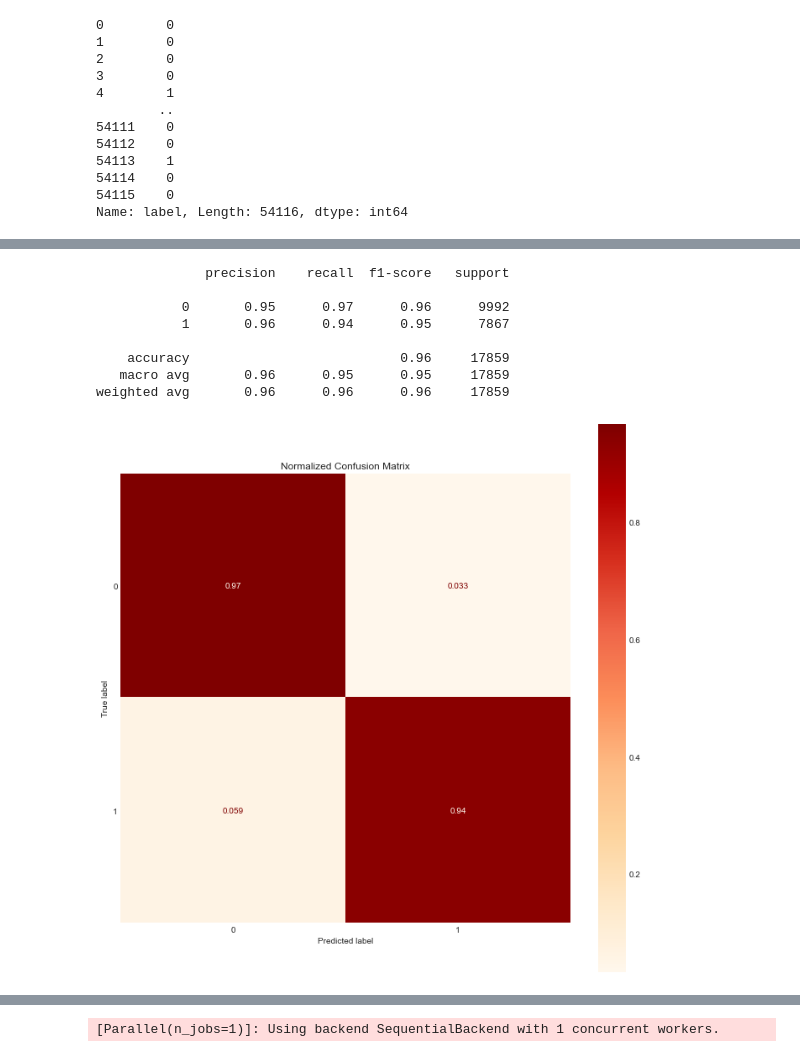
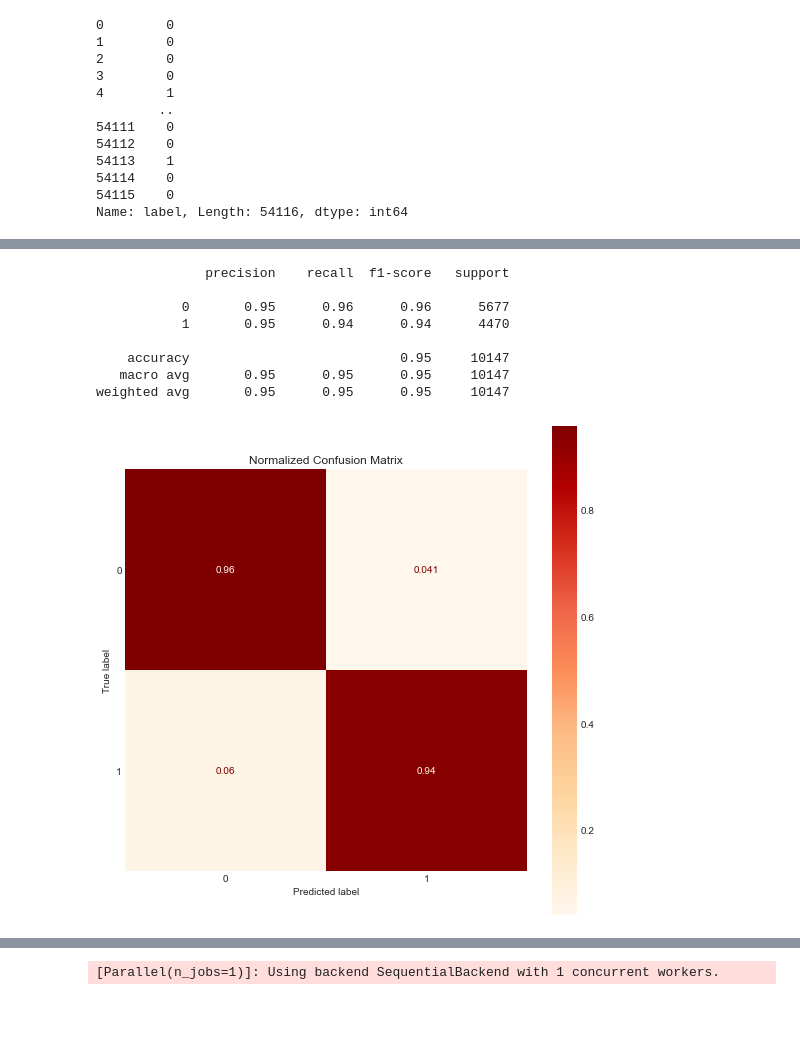
Before and after one commit to toastdeini/Wikipedia-article-quality, a Jupyter notebook: prep/Exploratory_Analysis.ipynb, the cells around one changed output, grey strips where cells are left out. Cells and saved outputs as stored; diff of their text form; code cells hidden in the pictures; blank space fills up the shorter version.

Commit message:
Switching EDA model to validation set, etc.

```diff
--- a/prep/Exploratory_Analysis.ipynb
+++ b/prep/Exploratory_Analysis.ipynb
@@ -620,8 +626,15 @@ y
 54115    0
 Name: label, Length: 54116, dtype: int64
 # %%
+# Initial train test split, to isolate test/holdout data
+
 X_train, X_test, y_train, y_test = train_test_split(X, y,
-                                                    test_size=0.33,
                                                     random_state=42,
                                                     stratify=y)
+# %%
+# Creating smaller training and validation datasets
+
+X_tr_val, X_val, y_tr_val, y_val = train_test_split(X_train, y_train,
+                                                    random_state=42,
+                                                    stratify=y_train)
 # %%
@@ -735,8 +678,8 @@ cvec.vocabulary_
 # %%
-xgb_cvec_pipe = Pipeline(steps=[
-    ('cvec', CountVectorizer(max_features=50000)),
+xgb_tfidf_pipe = Pipeline(steps=[
+    ('tfidf', TfidfVectorizer(max_features=100000)),
     ('xgb', XGBClassifier())
 ])
 
-xgb_cvec_pipe.fit(X_train, y_train)
+xgb_tfidf_pipe.fit(X_tr_val, y_tr_val)
 # %% [output]
@@ -754,10 +697,3 @@ Pipeline(steps=[('cvec', CountVectorizer(max_features=50000)),
                                reg_alpha=0, reg_lambda=1, scale_pos_weight=1,
                                subsample=1, tree_method='exact',
                                validate_parameters=1, verbosity=None))])
-# %%
-xgb_tfidf_pipe = Pipeline(steps=[
-    ('tfidf', TfidfVectorizer(max_features=100000)),
-    ('xgb', XGBClassifier())
-])
-
-xgb_tfidf_pipe.fit(X_train, y_train)
@@ -802,26 +719,26 @@ Test F1 score:     0.950
 # %%
-print(classification_report(y_test, xgb_tfidf_pipe.predict(X_test)))
+print(classification_report(y_val, xgb_tfidf_pipe.predict(X_val)))
 # %% [output]
               precision    recall  f1-score   support
 
-           0       0.95      0.97      0.96      9992
-           1       0.96      0.94      0.95      7867
+           0       0.95      0.96      0.96      5677
+           1       0.95      0.94      0.94      4470
 
-    accuracy                           0.96     17859
-   macro avg       0.96      0.95      0.95     17859
-weighted avg       0.96      0.96      0.96     17859
+    accuracy                           0.95     10147
+   macro avg       0.95      0.95      0.95     10147
+weighted avg       0.95      0.95      0.95     10147
 # %%
-fig, ax = plt.subplots(figsize=(12, 12))
+fig, ax = plt.subplots(figsize=(9, 9))
 
 disp = ConfusionMatrixDisplay.from_estimator(
     xgb_tfidf_pipe,
-    X_test,
-    y_test,
+    X_val,
+    y_val,
     cmap='OrRd',
     normalize='true',
     ax=ax
 ).ax_.set_title('Normalized Confusion Matrix')
 # %% [output]
-[figure, old version]
+[figure, new version]
 # %%
 RocCurveDisplay.from_estimator(xgb_tfidf_pipe,
```
Also changed, not shown: parts of 35 cells of this notebook.
